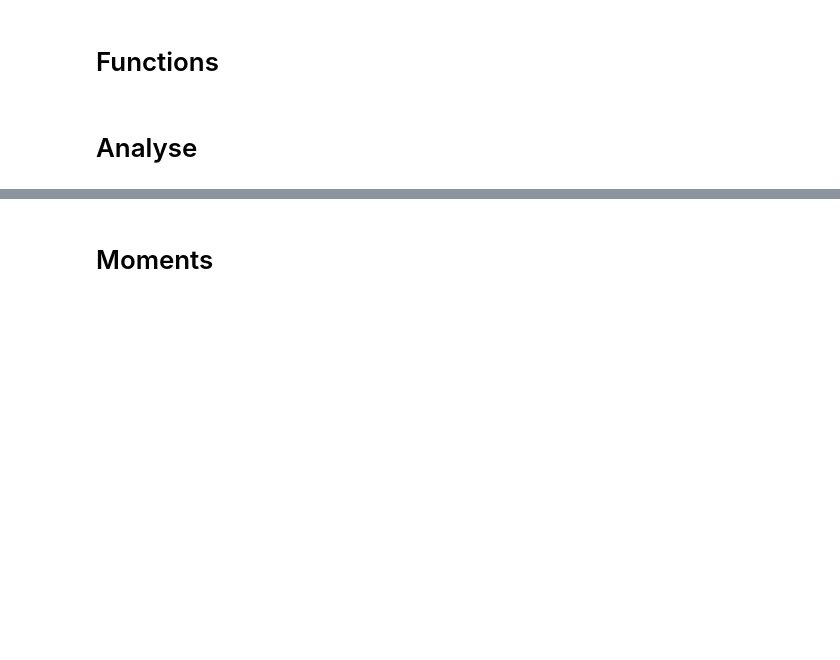
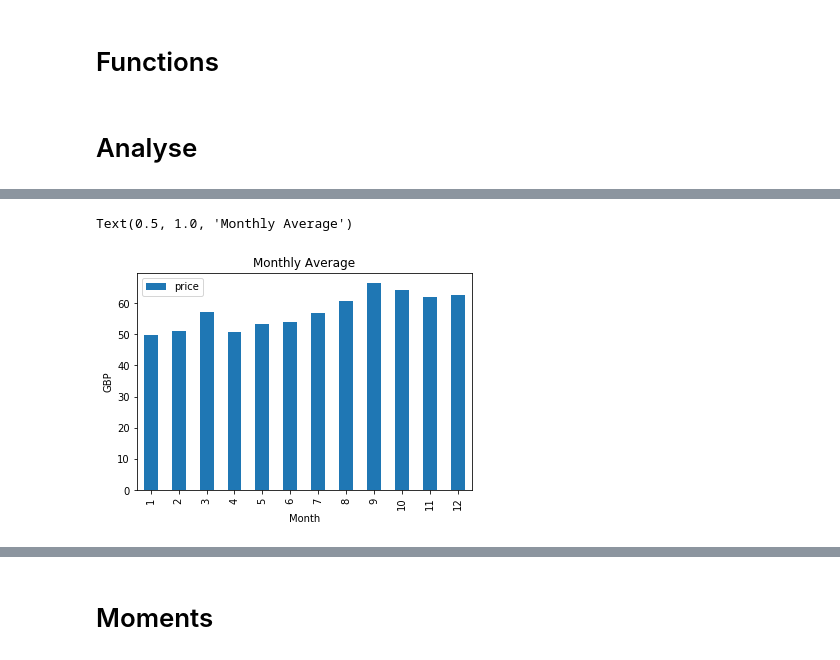
Before and after one commit to FergM/fattails, a Jupyter notebook: notebooks/Notebook-02 - Moment and Kurtosis.ipynb, the cells around one changed output, grey strips where cells are left out. Drawn from its saved outputs; the diff is of its cells as text; code cells hidden in the pictures; blank space fills up the shorter version.

```diff
--- a/notebooks/Notebook-02 - Moment and Kurtosis.ipynb
+++ b/notebooks/Notebook-02 - Moment and Kurtosis.ipynb
@@ -5 +16,5 @@ from scipy.stats import kurtosis as scipy_kurtosis
+# %%
+# Load
+raw_list = pd.read_html(file_path, decimal=',')
+df = raw_list[0]
 # %% [markdown]
@@ -15,10 +22,16 @@ df = raw_list[0]
 # %%
 # Name Columns
-df.columns = ['date','hour','hour_EU','price']
+df.columns = ['date','hour_UK','hour_EU','price']
+
+# Format Date Column
+df.date = pd.to_datetime(df.date, format='%d-%m-%Y')
 
 # Format Hour Columns
-df.hour = df.hour.str.slice(stop = 2)
-df.hour = pd.to_numeric(df.hour)
+df.hour_UK = df.hour_UK.str.slice(stop = 2)
+df.hour_UK = pd.to_numeric(df.hour_UK)
 df.hour_EU = df.hour_EU.str.slice(stop = 2)
 df.hour_EU = pd.to_numeric(df.hour_EU)
+
+# Convert Price to GBP
+df.price = df.price/100
 # %%
@@ -54,0 +83,9 @@ df.price.plot(figsize=[15,5])
+# %%
+# Monthly Average
+ax = df.groupby(df.date.dt.month).mean().loc[:,['price']].plot(kind='bar')
+ax.set_xlabel("Month")
+ax.set_ylabel("GBP")
+ax.set_title("Monthly Average")
+# %% [output]
+Text(0.5, 1.0, 'Monthly Average')
+[figure, added]
```
Also changed, not shown: parts of 23 cells of this notebook.
